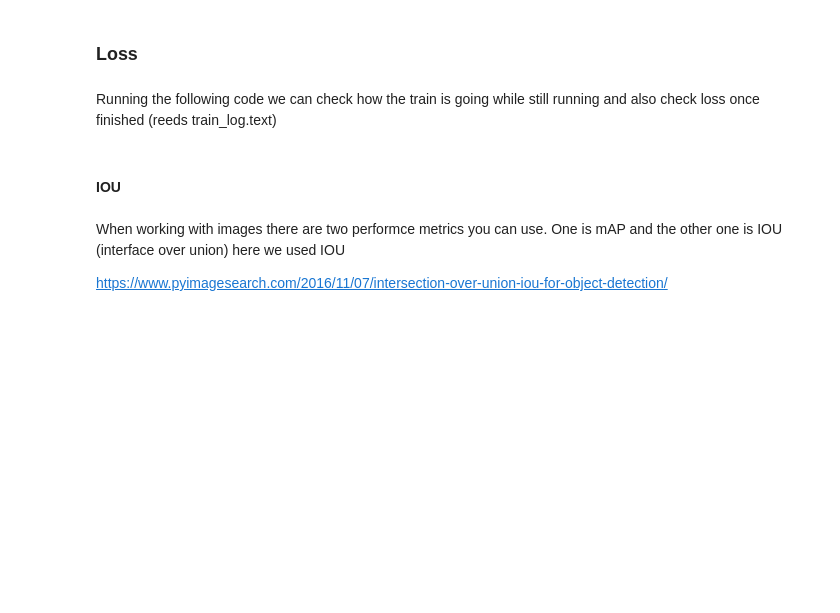
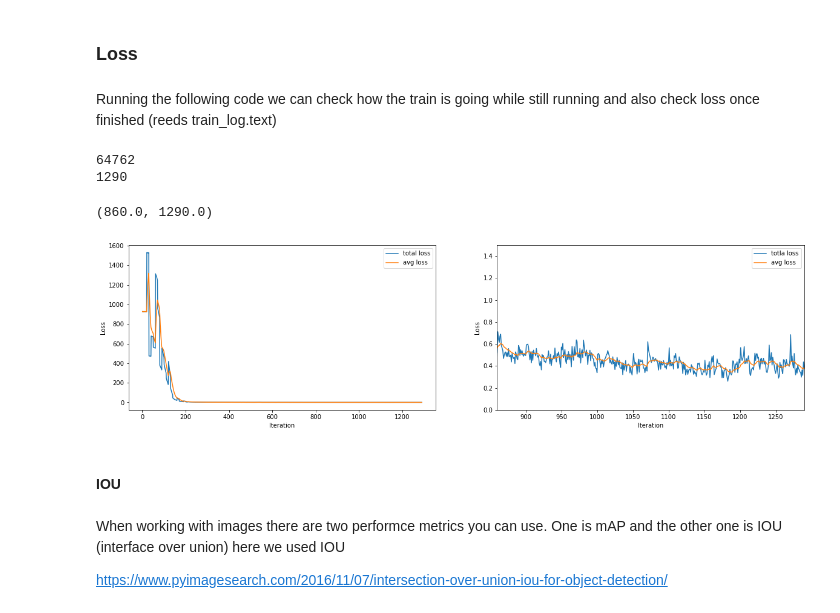
Before and after one commit to luisfarre/final_project_ih, a Jupyter notebook: 4.loss_IOU_and_test.ipynb, the cells around one changed output. Saved outputs shown, nothing was run; the diff lists cells and outputs as text; code cells hidden in the pictures; blank space fills up the shorter version.

```diff
--- a/4.loss_IOU_and_test.ipynb
+++ b/4.loss_IOU_and_test.ipynb
@@ -35,30 +35,35 @@ Running the following code we can check how the train is going while still runni
 # %%
 iters = []
 losses = []
 total_losses = []
-with open("train_log.txt", 'r') as f:
+with open("train_log_1.txt", 'r') as f:
     for i,line in enumerate(f):
         if "images" in line:
             iters.append(int(line.strip().split()[0].split(":")[0]))
             losses.append(float(line.strip().split()[2]))
             total_losses.append(float(line.strip().split()[1].split(',')[0]))
 
 print(i)
 print(max(iters))
 plt.figure(figsize=(20, 5))
 plt.subplot(1,2,1)
 sns.lineplot(iters, total_losses, label="total loss")
 sns.lineplot(iters, losses, label="avg loss")
 plt.xlabel("Iteration")
 plt.ylabel("Loss")
 
 plt.subplot(1,2,2)
 sns.lineplot(iters, total_losses, label="totla loss")
 sns.lineplot(iters, losses, label="avg loss")
 plt.xlabel("Iteration")
 plt.ylabel("Loss")
 plt.ylim([0, 1.5])
 plt.xlim([max(iters)/1.5,max(iters)])
+# %% [output]
+64762
+1290
+(860.0, 1290.0)
+[figure, added]
 # %% [markdown]
 #### IOU
 # %% [markdown]
```
Also changed, not shown: parts of 1 cell of this notebook, 4 other files.
